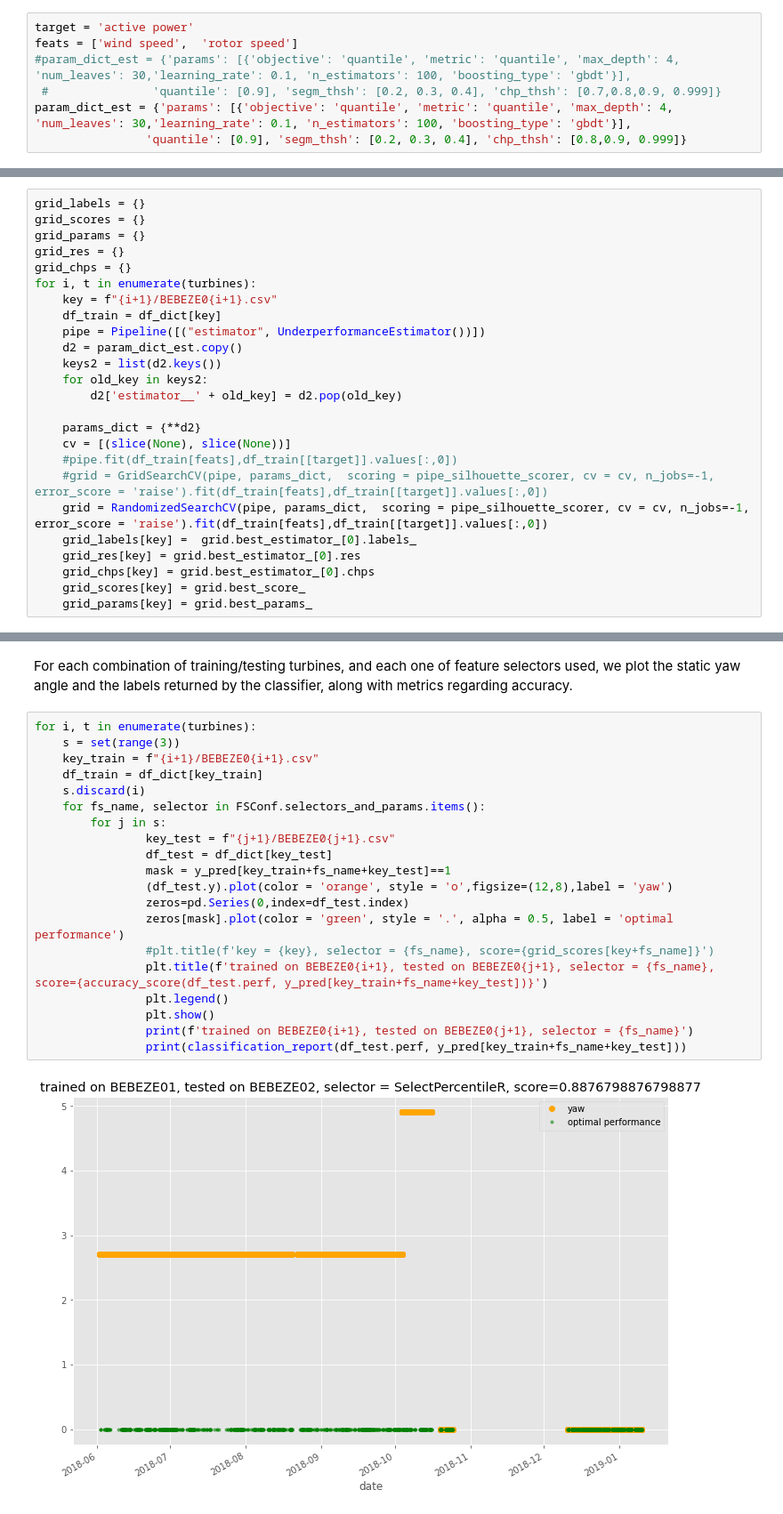
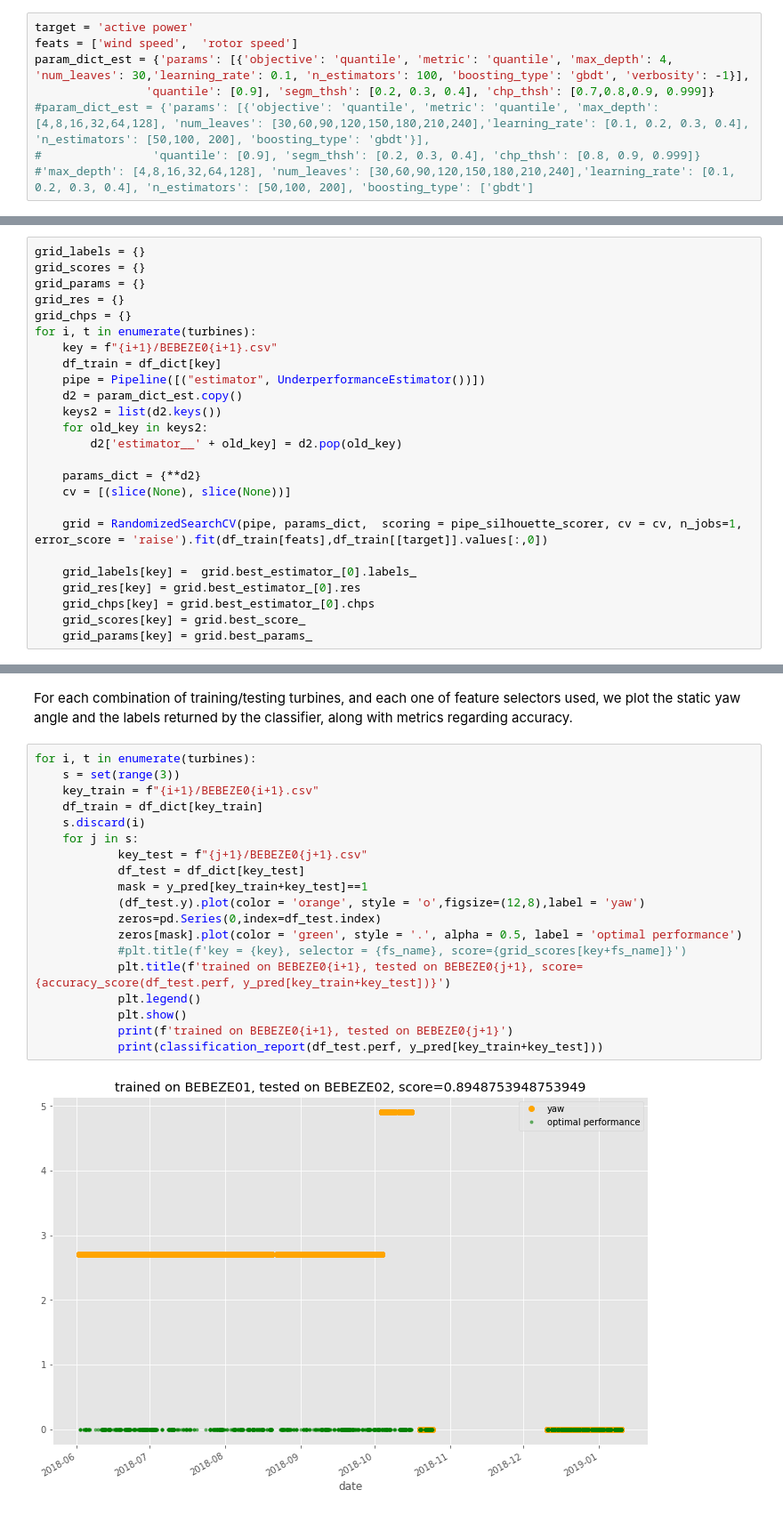
Before and after one commit to MORE-EU/complex-event-detection, a Jupyter notebook: notebooks/tools/underperformance_detection.ipynb, the cells around one changed output, grey strips where cells are left out. Shown at 89% size. Saved outputs shown, nothing was run; the diff lists cells and outputs as text.

```diff
--- a/notebooks/tools/underperformance_detection.ipynb
+++ b/notebooks/tools/underperformance_detection.ipynb
@@ -212,10 +212,11 @@ We fix target and feature variables, and the domain for each parameter used by o
 # %%
 target = 'active power'
 feats = ['wind speed',  'rotor speed']
-#param_dict_est = {'params': [{'objective': 'quantile', 'metric': 'quantile', 'max_depth': 4, 'num_leaves': 30,'learning_rate': 0.1, 'n_estimators': 100, 'boosting_type': 'gbdt'}],
- #               'quantile': [0.9], 'segm_thsh': [0.2, 0.3, 0.4], 'chp_thsh': [0.7,0.8,0.9, 0.999]}
-param_dict_est = {'params': [{'objective': 'quantile', 'metric': 'quantile', 'max_depth': 4, 'num_leaves': 30,'learning_rate': 0.1, 'n_estimators': 100, 'boosting_type': 'gbdt'}],
-                'quantile': [0.9], 'segm_thsh': [0.2, 0.3, 0.4], 'chp_thsh': [0.8,0.9, 0.999]}
+param_dict_est = {'params': [{'objective': 'quantile', 'metric': 'quantile', 'max_depth': 4, 'num_leaves': 30,'learning_rate': 0.1, 'n_estimators': 100, 'boosting_type': 'gbdt', 'verbosity': -1}],
+                'quantile': [0.9], 'segm_thsh': [0.2, 0.3, 0.4], 'chp_thsh': [0.7,0.8,0.9, 0.999]}
+#param_dict_est = {'params': [{'objective': 'quantile', 'metric': 'quantile', 'max_depth': [4,8,16,32,64,128], 'num_leaves': [30,60,90,120,150,180,210,240],'learning_rate': [0.1, 0.2, 0.3, 0.4], 'n_estimators': [50,100, 200], 'boosting_type': 'gbdt'}],
+#                'quantile': [0.9], 'segm_thsh': [0.2, 0.3, 0.4], 'chp_thsh': [0.8, 0.9, 0.999]}
+#'max_depth': [4,8,16,32,64,128], 'num_leaves': [30,60,90,120,150,180,210,240],'learning_rate': [0.1, 0.2, 0.3, 0.4], 'n_estimators': [50,100, 200], 'boosting_type': ['gbdt']
 # %% [markdown]
 The following scorer function will be used for hyperparameter tuning. It accesses our custom estimator's variables and computes a score indicating whether the two classes (good performance/underperformance) are well separated.
 # %%
@@ -251,9 +252,9 @@ for i, t in enumerate(turbines):
 
     params_dict = {**d2}
     cv = [(slice(None), slice(None))]
-    #pipe.fit(df_train[feats],df_train[[target]].values[:,0])
-    #grid = GridSearchCV(pipe, params_dict,  scoring = pipe_silhouette_scorer, cv = cv, n_jobs=-1, error_score = 'raise').fit(df_train[feats],df_train[[target]].values[:,0])
-    grid = RandomizedSearchCV(pipe, params_dict,  scoring = pipe_silhouette_scorer, cv = cv, n_jobs=-1, error_score = 'raise').fit(df_train[feats],df_train[[target]].values[:,0])
+
+    grid = RandomizedSearchCV(pipe, params_dict,  scoring = pipe_silhouette_scorer, cv = cv, n_jobs=1, error_score = 'raise').fit(df_train[feats],df_train[[target]].values[:,0])
+
     grid_labels[key] =  grid.best_estimator_[0].labels_
     grid_res[key] = grid.best_estimator_[0].res
     grid_chps[key] = grid.best_estimator_[0].chps
@@ -399,22 +373,21 @@ For each combination of training/testing turbines, and each one of feature selec
 # %%
 for i, t in enumerate(turbines):
     s = set(range(3))
     key_train = f"{i+1}/BEBEZE0{i+1}.csv"
     df_train = df_dict[key_train]
     s.discard(i)
-    for fs_name, selector in FSConf.selectors_and_params.items():
-        for j in s:
-                key_test = f"{j+1}/BEBEZE0{j+1}.csv"
-                df_test = df_dict[key_test]
-                mask = y_pred[key_train+fs_name+key_test]==1
-                (df_test.y).plot(color = 'orange', style = 'o',figsize=(12,8),label = 'yaw')
-                zeros=pd.Series(0,index=df_test.index)
-                zeros[mask].plot(color = 'green', style = '.', alpha = 0.5, label = 'optimal performance')
-                #plt.title(f'key = {key}, selector = {fs_name}, score={grid_scores[key+fs_name]}')
-                plt.title(f'trained on BEBEZE0{i+1}, tested on BEBEZE0{j+1}, selector = {fs_name}, score={accuracy_score(df_test.perf, y_pred[key_train+fs_name+key_test])}')
-                plt.legend()
-                plt.show()
-                print(f'trained on BEBEZE0{i+1}, tested on BEBEZE0{j+1}, selector = {fs_name}')
-                print(classification_report(df_test.perf, y_pred[key_train+fs_name+key_test]))
+    for j in s:
+            key_test = f"{j+1}/BEBEZE0{j+1}.csv"
+            df_test = df_dict[key_test]
+            mask = y_pred[key_train+key_test]==1
+            (df_test.y).plot(color = 'orange', style = 'o',figsize=(12,8),label = 'yaw')
+            zeros=pd.Series(0,index=df_test.index)
+            zeros[mask].plot(color = 'green', style = '.', alpha = 0.5, label = 'optimal performance')
+            #plt.title(f'key = {key}, selector = {fs_name}, score={grid_scores[key+fs_name]}')
+            plt.title(f'trained on BEBEZE0{i+1}, tested on BEBEZE0{j+1}, score={accuracy_score(df_test.perf, y_pred[key_train+key_test])}')
+            plt.legend()
+            plt.show()
+            print(f'trained on BEBEZE0{i+1}, tested on BEBEZE0{j+1}')
+            print(classification_report(df_test.perf, y_pred[key_train+key_test]))
 # %% [output]
-[figure, old version]
+[figure, new version]
```
Also changed, not shown: parts of 3 cells of this notebook.
